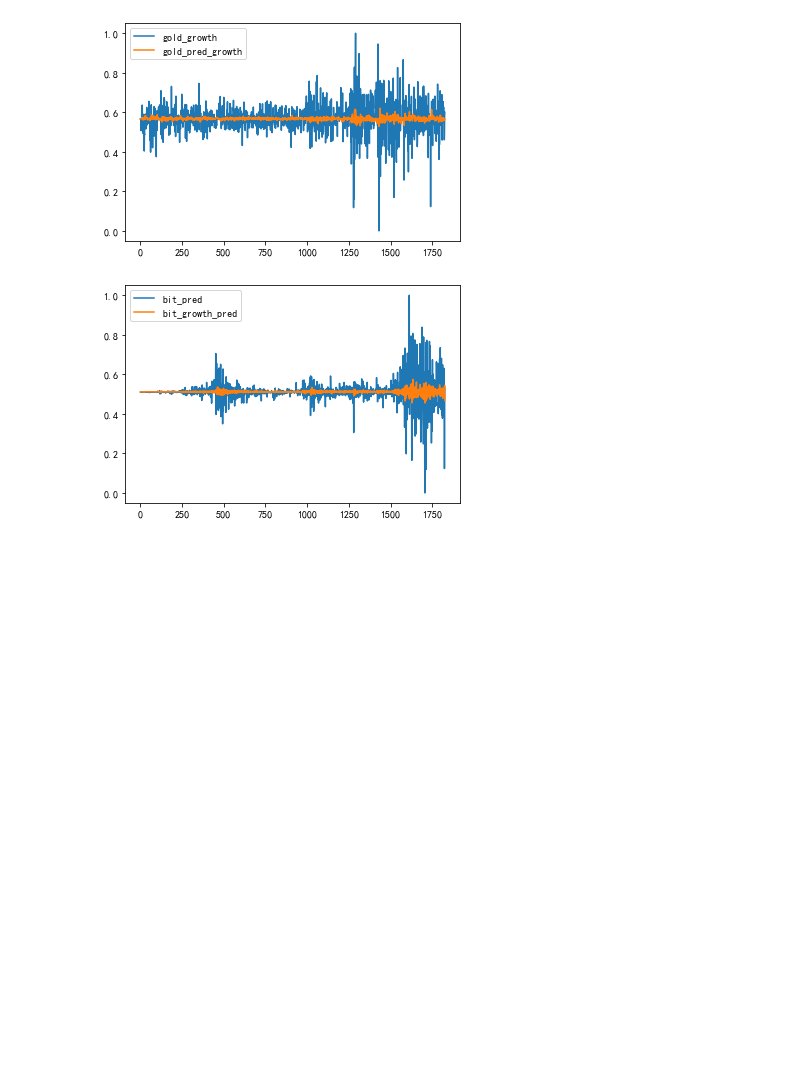
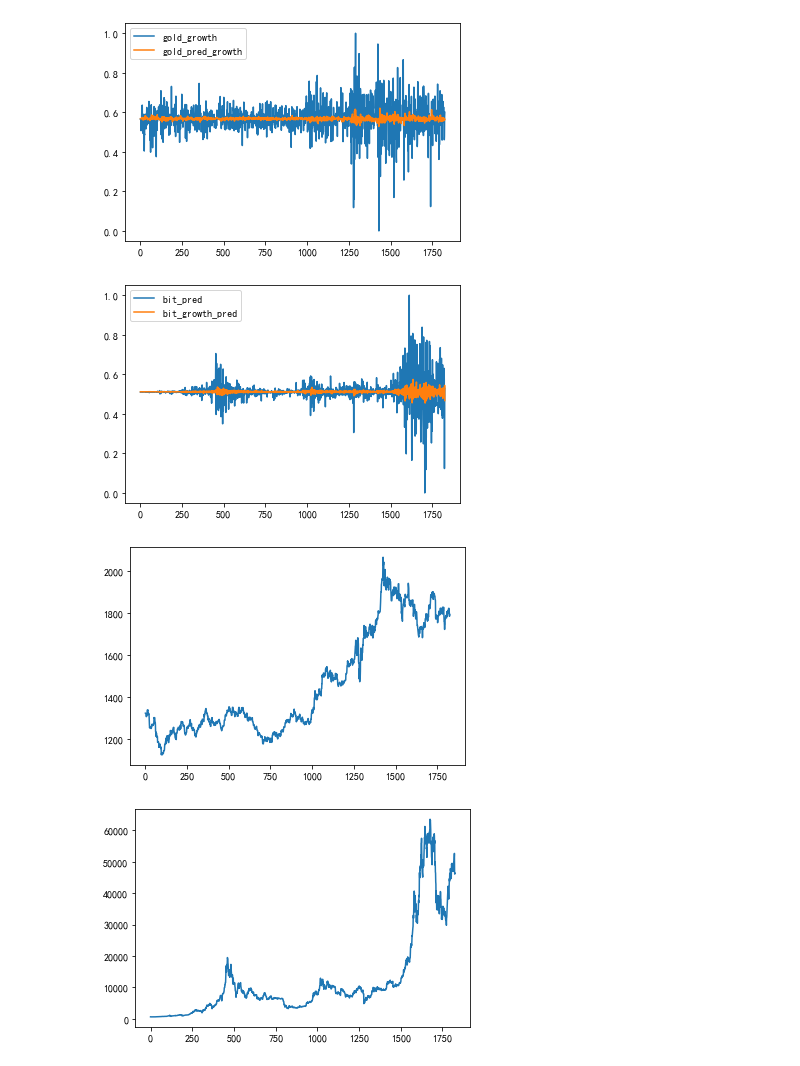
Before and after one commit to Michaelzhouisnotwhite/mcm-competition-2022, a Jupyter notebook: competition-code/plot.ipynb, the cells around one changed output. Cells and saved outputs as stored; diff of their text form; code cells hidden in the pictures; blank space fills up the shorter version.

```diff
--- a/competition-code/plot.ipynb
+++ b/competition-code/plot.ipynb
@@ -189,3 +189,14 @@ plt.show()
 # %% [output]
 [figure]
 [figure]
+# %%
+gen_data['USD (PM)'].plot()
+plt.savefig("黄金价格走势.png")
+plt.show()
+
+gen_data['Value'].plot()
+plt.savefig('比特币价格走势.png')
+plt.show()
+# %% [output]
+[figure, added]
+[figure, added]
```
Also changed, not shown: 16 other files.
